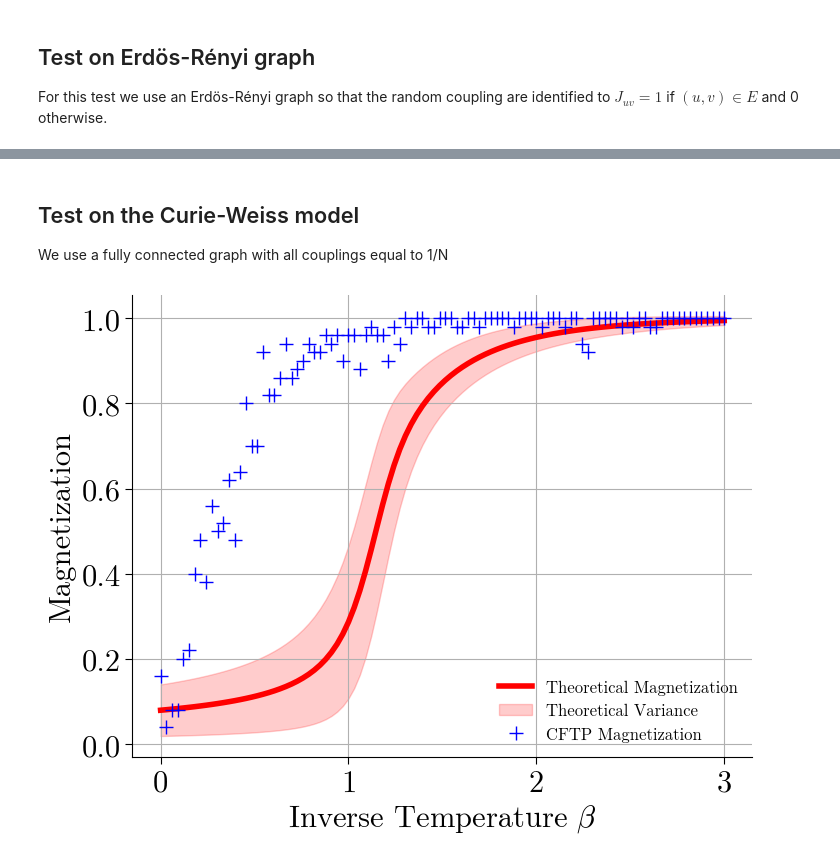
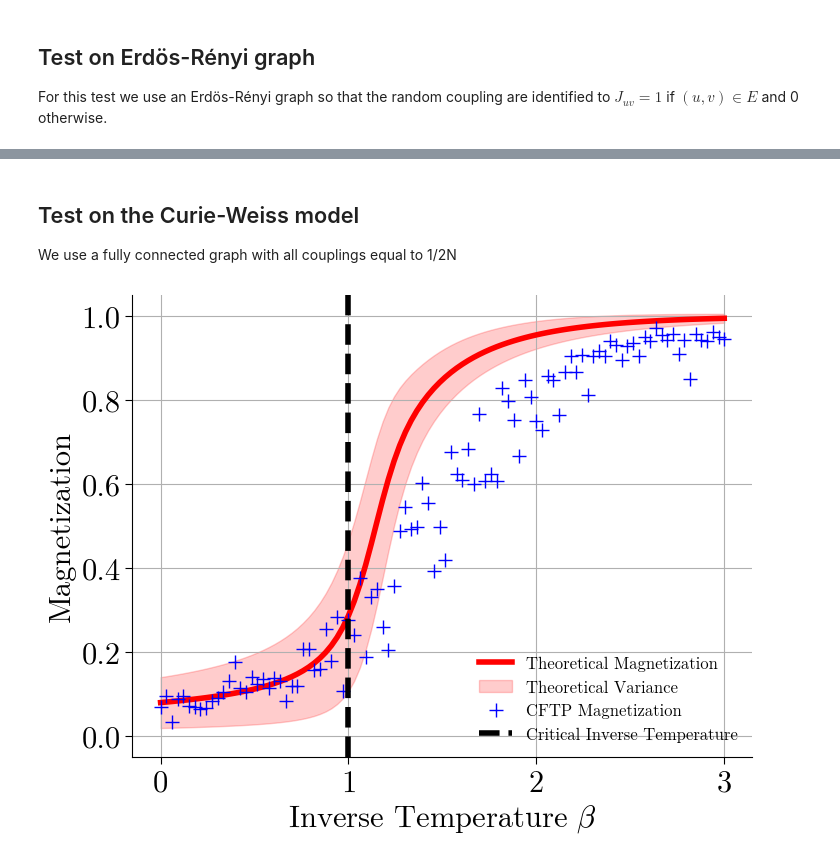
Before and after one commit to LukasPeron/Propp-Wilson-disordered-spins-systems, a Jupyter notebook: preli_work/true_algo_disordered_spins.ipynb, the cells around one changed output, grey strips where cells are left out. Saved outputs shown, nothing was run; the diff lists cells and outputs as text; code cells hidden in the pictures.

```diff
--- a/preli_work/true_algo_disordered_spins.ipynb
+++ b/preli_work/true_algo_disordered_spins.ipynb
@@ -172,7 +219,7 @@ Time for Coalescence: 128
 # %% [markdown]
 ## Test on the Curie-Weiss model
 
-We use a fully connected graph with all couplings equal to 1/N
+We use a fully connected graph with all couplings equal to 1/2N
 # %%
 from scipy.special import factorial
 
@@ -212,13 +259,7 @@ def theoretical_magnetization_variance(beta, N):
 # %%
 # use a fully connected graph with all couplings equal to 1/N, where N is the number of nodes in the graph
 G = nx.complete_graph(100)  # Create a complete graph with 25 nodes
-couplings = (np.ones((G.number_of_nodes(), G.number_of_nodes())) - np.eye(G.number_of_nodes())) / G.number_of_nodes()
-# beta = 1  # Inverse temperature
-# config, time = CFTP_BC_disordered(beta=beta, G=G, coupling=couplings)
-# print("Time for Coalescence:", -time)
-# color_map = ['red' if config[v] == 1 else 'blue' for v in G.nodes()]
-# nx.draw(G, node_color=color_map, with_labels=True)
-# plt.show()
+couplings = 1/2 * (np.ones((G.number_of_nodes(), G.number_of_nodes())) - np.eye(G.number_of_nodes())) / G.number_of_nodes()
 
 # Compute the magnetization of the resulting configuration for different values of beta
 betas = np.linspace(0, 3.0, 100)
@@ -226,16 +267,22 @@ magnetizations = []
 theoretical_magnetizations = [theoretical_magnetization(b, G.number_of_nodes()) for b in betas]
 theoretical_magnetization_variances = [theoretical_magnetization_variance(b, G.number_of_nodes()) for b in betas]
 for beta in betas:
-    config, time = CFTP_BC_disordered(beta=beta, G=G, coupling=couplings)
-    magnetization = np.abs(np.mean(config))  # Average spin value as magnetization
-    magnetizations.append(magnetization)
-plt.plot(betas, theoretical_magnetizations, '-r', label='Theoretical Magnetization')
-plt.fill_between(betas, np.array(theoretical_magnetizations) - np.sqrt(theoretical_magnetization_variances),
-                 np.array(theoretical_magnetizations) + np.sqrt(theoretical_magnetization_variances), color='red', alpha=0.2, label='Theoretical Variance')
-plt.plot(betas, magnetizations, '+b', label='CFTP Magnetization')
-plt.xlabel(r'Inverse Temperature $\beta$')
-plt.ylabel('Magnetization')
-plt.legend()
-plt.show()
+    temp = []
+    for _ in range(10):  # Average over multiple runs to reduce noise
+        config, time = CFTP_BC_disordered(beta=beta, G=G, coupling=couplings)
+        magnetization = np.abs(np.mean(config))  # Average spin value as magnetization
+        temp.append(magnetization)
+    magnetizations.append(np.mean(temp))
-# %% [output]
-[figure, removed]
+# %%
+plt.plot(betas, theoretical_magnetizations, '-r', label='Theoretical Magnetization')
+plt.fill_between(betas, np.array(theoretical_magnetizations) - np.sqrt(theoretical_magnetization_variances),
+                 np.array(theoretical_magnetizations) + np.sqrt(theoretical_magnetization_variances), color='red', alpha=0.2, label='Theoretical Variance')
+plt.plot(betas, magnetizations, '+b', label='CFTP Magnetization')
+plt.vlines(1.0, -0.05, 1.05, color='k', linestyle='--', label=r'Critical Inverse Temperature')
+plt.ylim(-0.05, 1.05)
+plt.xlabel(r'Inverse Temperature $\beta$')
+plt.ylabel('Magnetization')
+plt.legend()
+plt.show()
+# %% [output]
+[figure, added]
```
Also changed, not shown: parts of 5 cells of this notebook.
